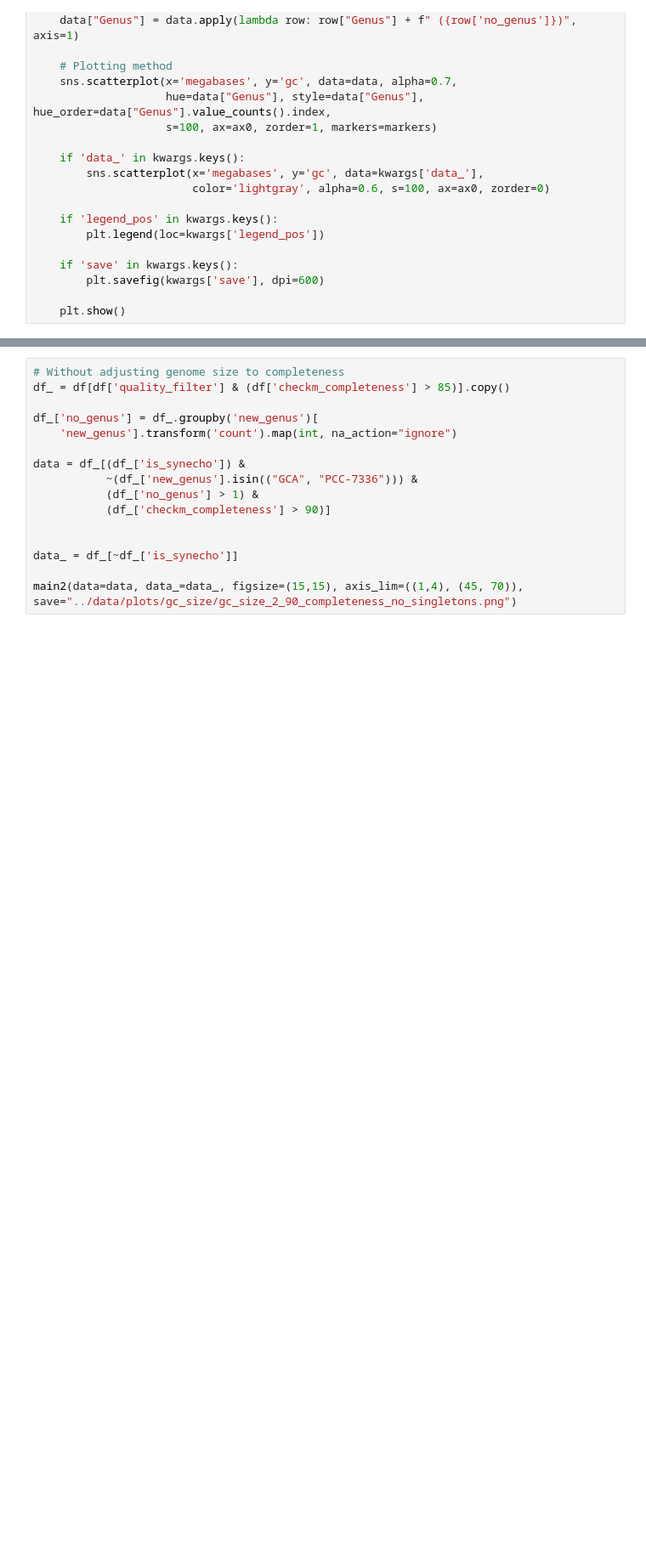
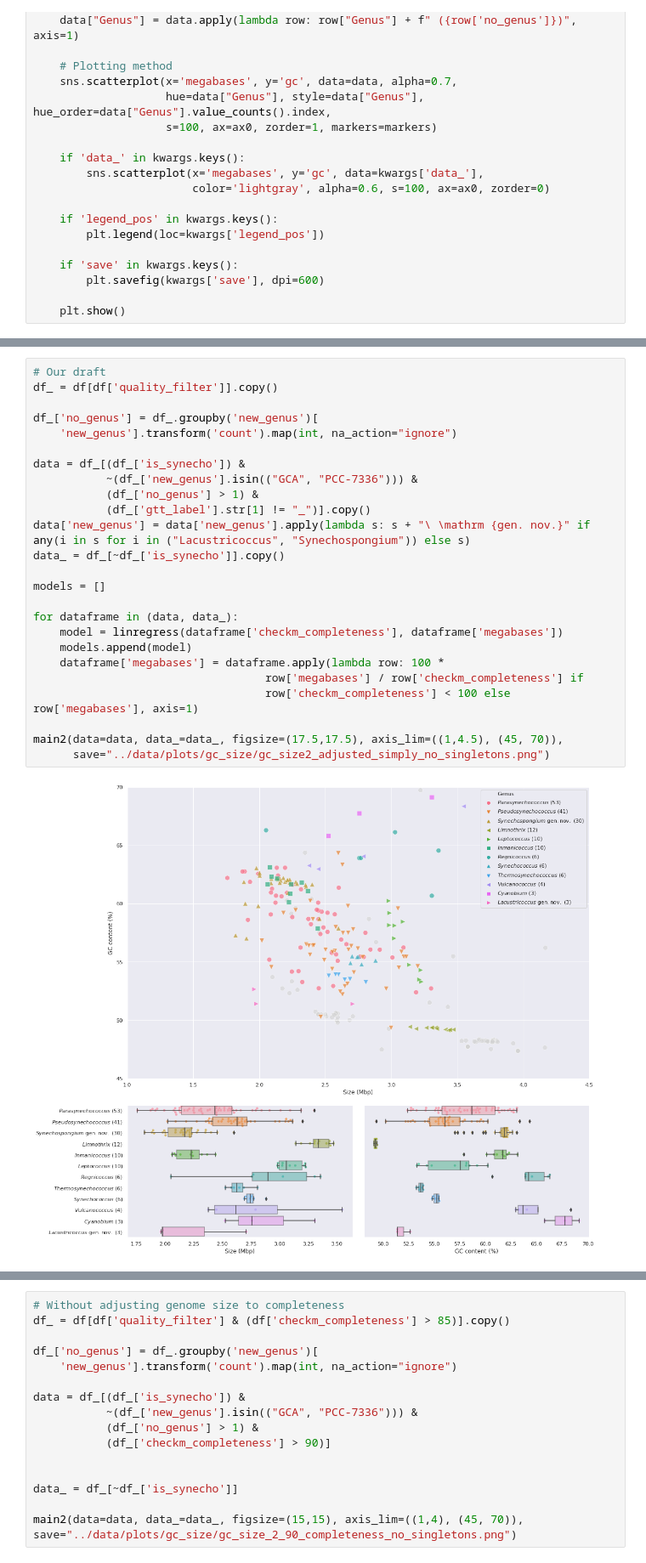
Before and after one commit to vinisalazar/SynechococcusGT, a Jupyter notebook: code/gc_size.ipynb, the cells around one changed output, grey strips where cells are left out. Shown: that part at 85% size. Drawn from its saved outputs; the diff is of its cells as text; blank space fills up the shorter version.

```diff
--- a/code/gc_size.ipynb
+++ b/code/gc_size.ipynb
@@ -168,5 +168,32 @@ def main2(data, data_, figsize=(15,15), axis_lim=((1,7), (30,70)), palette='deep
 
     plt.show()
+# %%
+# Our draft
+df_ = df[df['quality_filter']].copy()
+
+df_['no_genus'] = df_.groupby('new_genus')[
+    'new_genus'].transform('count').map(int, na_action="ignore")
+
+data = df_[(df_['is_synecho']) &
+           ~(df_['new_genus'].isin(("GCA", "PCC-7336"))) &
+           (df_['no_genus'] > 1) &
+           (df_['gtt_label'].str[1] != "_")].copy()
+data['new_genus'] = data['new_genus'].apply(lambda s: s + "\ \mathrm {gen. nov.}" if any(i in s for i in ("Lacustricoccus", "Synechospongium")) else s)
+data_ = df_[~df_['is_synecho']].copy()
+
+models = []
+
+for dataframe in (data, data_):
+    model = linregress(dataframe['checkm_completeness'], dataframe['megabases'])
+    models.append(model)
+    dataframe['megabases'] = dataframe.apply(lambda row: 100 *
+                                   row['megabases'] / row['checkm_completeness'] if
+                                   row['checkm_completeness'] < 100 else row['megabases'], axis=1)
+
+main2(data=data, data_=data_, figsize=(17.5,17.5), axis_lim=((1,4.5), (45, 70)),
+      save="../data/plots/gc_size/gc_size2_adjusted_simply_no_singletons.png")
+# %% [output]
+[figure, added]
 # %%
 # Our draft
 df_ = df[df['quality_filter']].copy()
```
Also changed, not shown: parts of 2 cells of this notebook.
